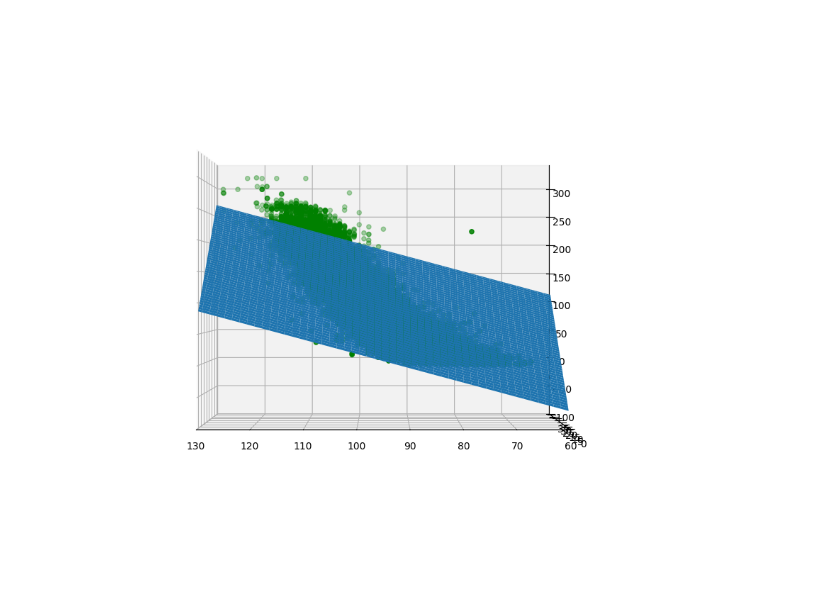
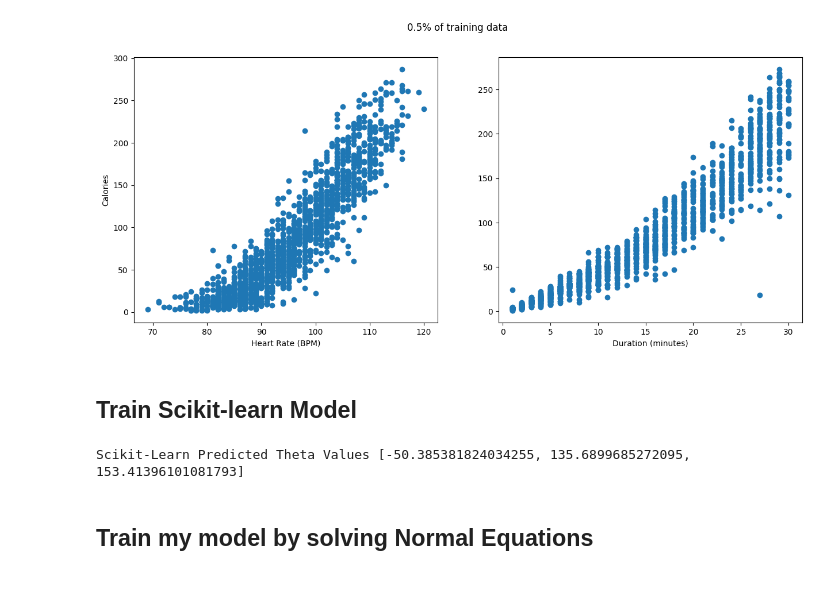
Before and after one commit to 11of12/coursework, a Jupyter notebook: winter2026/ecen471/projects/project2/project2.ipynb, the cells around one changed output. Drawn from its saved outputs; the diff is of its cells as text; code cells hidden in the pictures.

Commit message:
Completed code for ecen471 project 2

```diff
--- a/winter2026/ecen471/projects/project2/project2.ipynb
+++ b/winter2026/ecen471/projects/project2/project2.ipynb
@@ -78,9 +141,7 @@ class Predictor:
 # %%
 import matplotlib.pyplot as plt
+from sklearn.model_selection import train_test_split
 
 male_x, male_y = get_data("archive/train.csv", "male")
 female_x, female_y = get_data("archive/train.csv", "female")
+male_x, male_x_test, male_y, male_y_test = train_test_split(male_x, male_y, test_size=0.2)
-# %%
-from sklearn.model_selection import train_test_split
-
-male_x, male_x_test, male_y, male_y_test = train_test_split(male_x, male_y ,test_size=0.9)
@@ -159,13 +147,0 @@ plt.show()
-# %%
-fig = plt.figure(figsize=[10, 10])
-ax = plt.axes(projection='3d')
-ax.set_xlim([130, 60])
-ax.plot_surface(X, Y, Z)
-ax.scatter(x_2d[:,0], x_2d[:,1], male_y, color="g")
-# ax.scatter(X.ravel(),Y.ravel(), Z.ravel())
-
-# plt.scatter(x_data[:, 0], x_data[:, 0], y_hat)
-ax.view_init(0, -90, 0)
-plt.show()
-# %% [output]
-[figure, removed]
@@ -173,0 +148,39 @@ ax.view_init()
+# %%
+heart_rate = male_x[:, 4]
+heart_rate_test = male_x_test[:, 4]
+
+duration = male_x[:, 3]
+duration_test = male_x_test[:, 3]
+
+male_x_2d = np.array([[hr, d] for hr, d in zip(heart_rate, duration)])
+male_x_2d_test = np.array([[hr, d] for hr, d in zip(heart_rate_test, duration_test)])
+# %%
+fig, (ax1, ax2) = plt.subplots(1, 2, figsize=(15, 6))
+
+proportion = 0.005
+scatter_sparse(ax1, heart_rate, male_y, proportion=proportion)
+ax1.set_xlabel("Heart Rate (BPM)")
+ax1.set_ylabel("Calories")
+scatter_sparse(ax2, duration, male_y, proportion=proportion)
+ax2.set_xlabel("Duration (minutes)")
+
+fig.suptitle(f"{100*proportion}% of training data")
+plt.show()
+# %% [output]
+[figure, added]
+# %% [markdown]
+## Train Scikit-learn Model
+# %%
+from sklearn.linear_model import LinearRegression
+
+
+scikit_regressor = LinearRegression()
+scikit_predictor = Predictor(male_x_2d, male_y, scikit_regressor)
+
+scikit_theta_0 = scikit_predictor.classifier.intercept_
+scikit_thetas = [float(_theta) for _theta in [scikit_theta_0] + list(scikit_predictor.classifier.coef_)]
+print(f"Scikit-Learn Predicted Theta Values {scikit_thetas}")
+# %% [output]
+Scikit-Learn Predicted Theta Values [-50.385381824034255, 135.6899685272095, 153.41396101081793]
+# %% [markdown]
+## Train my model by solving Normal Equations
```
Also changed, not shown: parts of 24 cells of this notebook, 1 other file.
